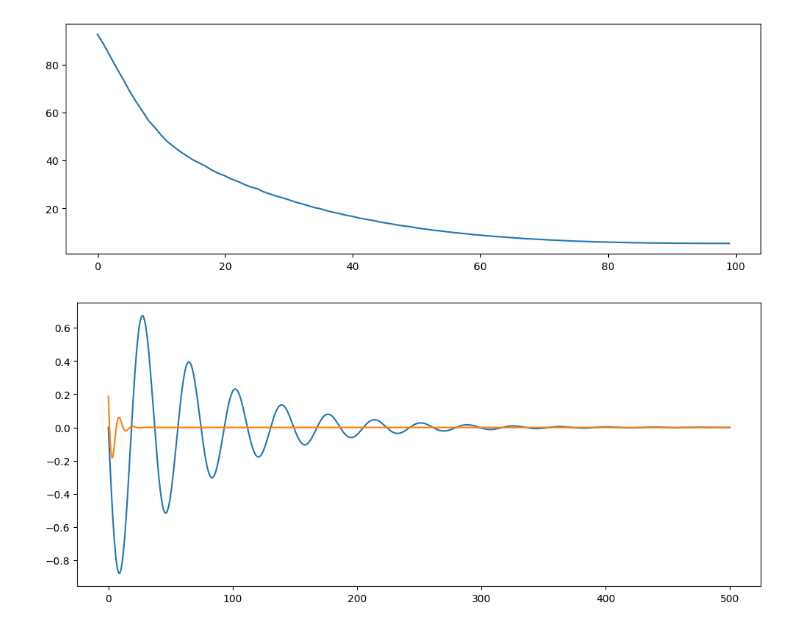
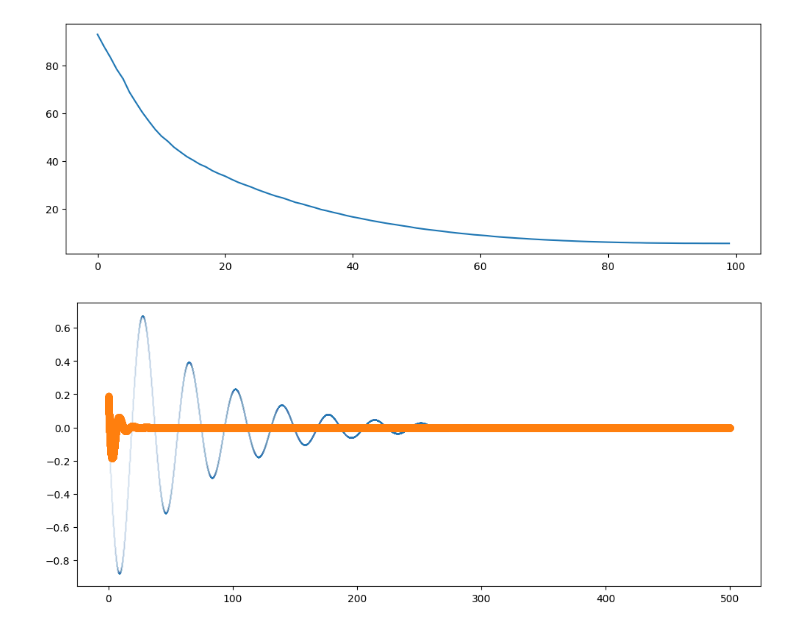
Before and after one commit to alexandre-laine/PyTorch-Tests, a Jupyter notebook: PyTorch_Fitting.ipynb, the cells around one changed output. Cells and saved outputs as stored; diff of their text form; code cells hidden in the pictures.

```diff
--- a/PyTorch_Fitting.ipynb
+++ b/PyTorch_Fitting.ipynb
@@ -134,7 +134,8 @@ num_epochs = 100
 model, loss = training(X=x, Y=y,
                        lr=lr,
                        num_epochs=num_epochs,
-                       batch_size=batch_size)
+                       batch_size=batch_size,
+                       device="cpu")
 # %%
 fig,ax = plt.subplots(nrows=1, ncols=1, figsize=(12,4))
 ax.plot(range(num_epochs), loss)
@@ -145,8 +146,8 @@ plt.show()
 y_pred = model(x)
 # %%
 fig,ax = plt.subplots(nrows=1, ncols=1, figsize=(12,5))
-ax.plot(x, y)
-ax.plot(x, y_pred.cpu().detach())
+ax.plot(x, y, "o", markersize=0.01)
+ax.plot(x, y_pred.cpu().detach(), "o")
 plt.show()
 # %% [output]
-[figure, old version]
+[figure, new version]
```
Also changed, not shown: 5 other files.
